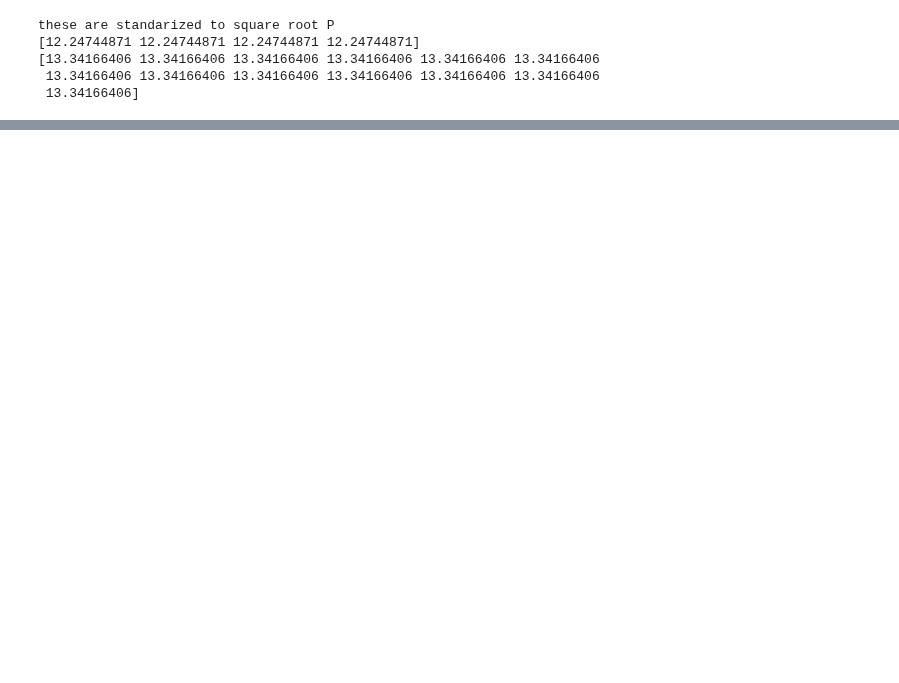
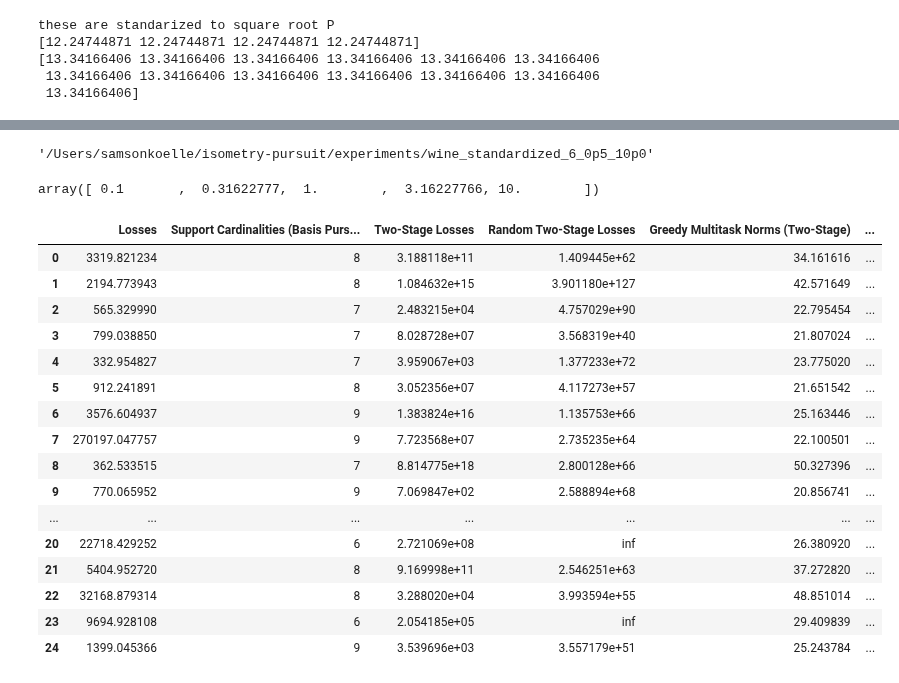
Before and after one commit to sjkoelle/isometry-pursuit, a Jupyter notebook: experiments/IrisWine.ipynb, the cells around one changed output, grey strips where cells are left out. Cells and saved outputs as stored; diff of their text form; code cells hidden in the pictures; blank space fills up the shorter version.

```diff
--- a/experiments/IrisWine.ipynb
+++ b/experiments/IrisWine.ipynb
@@ -133,38 +164,22 @@ Computing brute force solution for dictionary dimension 5 and target_dimension 4
 print("Analyzing power effect")
 compute_brute = False
 frac = .5
-powers = [1.]
+powers = np.logspace(-1, 1, 5)  # from 10^-1 to 10^1 with 5 elements
+powers = powers[[4]]
 results = {}
 times = {}
 # names = ["iris_standardized", "iris_df", "wine_df", "wine_standardized"]
 names = ["iris_standardized", "wine_standardized"]
-D_wine = 6
+D_wines = [4,5,6]
 for power in powers:
-    try:
-        name = "iris_standardized"
-        print(name)
-        results[(name, power)] = run_resampling_experiment(iris_standardized, D_iris, frac = frac, R = R, power = power, compute_brute = compute_brute)
-        results[(name, power)].to_csv(f'/Users/samsonkoelle/isometry-pursuit/experiments/{name}_{str(frac).replace(".","p")}_{str(power).replace(".","p")}', index = None)
-    except:
-        pass
-#     try:
-#         name = "iris_df"
-#         print(name)
-#         results[(name, power)] = run_resampling_experiment(iris_df, D_iris, frac = frac, R = R, power = power, compute_brute = compute_brute)
-#     except:
-#         pass
-#     try:
-#         name = "wine_df"
-#         print(name)
-#         results[(name, power)] = run_resampling_experiment(wine_df, D_wine, frac = frac, R = R, power = power, compute_brute = compute_brute)
-#     except:
-#         pass
-    try:
-        name = "wine_standardized"
-        print(name)
-        results[(name, power)] = run_resampling_experiment(wine_standardized, D_wine, frac = frac, R = R, power = power, compute_brute = compute_brute)
-        results[(name, power)].to_csv(f'/Users/samsonkoelle/isometry-pursuit/experiments/{name}_{str(frac).replace(".","p")}_{str(power).replace(".","p")}', index = None)
-    except:
-        pass
+    for D in D_wines:
+
+        try:
+            name = "wine_standardized"
+            print(name)
+            results[(name, power, D)] = run_resampling_experiment(wine_standardized, D, frac = frac, R = R, power = power, compute_brute = compute_brute)[0]
+            results[(name, power, D)].to_csv(f'/Users/samsonkoelle/isometry-pursuit/experiments/{name}_{str(D)}_{str(frac).replace(".","p")}_{str(power).replace(".","p")}', index = None)
+        except:
+            continue
 # %% [output]
 Analyzing power effect
@@ -189 +241,31 @@ Data subsampled dimension (4, 75)
 ... (88 outputs left out)
+# %%
+power = 10.
+f'/Users/samsonkoelle/isometry-pursuit/experiments/{name}_{str(D)}_{str(frac).replace(".","p")}_{str(power).replace(".","p")}'
+# %% [output]
+'/Users/samsonkoelle/isometry-pursuit/experiments/wine_standardized_6_0p5_10p0'
+# %%
+powers = np.logspace(-1, 1, 5)
+powers
+# %% [output]
+array([ 0.1       ,  0.31622777,  1.        ,  3.16227766, 10.        ])
+# %%
+results[(name, power, 6)]
+# %% [output]
+|  | Losses | Support Cardinalities (Basis Purs... | Two-Stage Losses | Random Two-Stage Losses | Greedy Multitask Norms (Two-Stage) | ... |
+| 0 | 3319.821234 | 8 | 3.188118e+11 | 1.409445e+62 | 34.161616 | ... |
+| 1 | 2194.773943 | 8 | 1.084632e+15 | 3.901180e+127 | 42.571649 | ... |
+| 2 | 565.329990 | 7 | 2.483215e+04 | 4.757029e+90 | 22.795454 | ... |
+| 3 | 799.038850 | 7 | 8.028728e+07 | 3.568319e+40 | 21.807024 | ... |
+| 4 | 332.954827 | 7 | 3.959067e+03 | 1.377233e+72 | 23.775020 | ... |
+| 5 | 912.241891 | 8 | 3.052356e+07 | 4.117273e+57 | 21.651542 | ... |
+| 6 | 3576.604937 | 9 | 1.383824e+16 | 1.135753e+66 | 25.163446 | ... |
+| 7 | 270197.047757 | 9 | 7.723568e+07 | 2.735235e+64 | 22.100501 | ... |
+| 8 | 362.533515 | 7 | 8.814775e+18 | 2.800128e+66 | 50.327396 | ... |
+| 9 | 770.065952 | 9 | 7.069847e+02 | 2.588894e+68 | 20.856741 | ... |
+| ... | ... | ... | ... | ... | ... | ... |
+| 20 | 22718.429252 | 6 | 2.721069e+08 | inf | 26.380920 | ... |
+| 21 | 5404.952720 | 8 | 9.169998e+11 | 2.546251e+63 | 37.272820 | ... |
+| 22 | 32168.879314 | 8 | 3.288020e+04 | 3.993594e+55 | 48.851014 | ... |
+| 23 | 9694.928108 | 6 | 2.054185e+05 | inf | 29.409839 | ... |
+| 24 | 1399.045366 | 9 | 3.539696e+03 | 3.557179e+51 | 25.243784 | ... |
```
Also changed, not shown: parts of 4 cells of this notebook, 25 other files.
